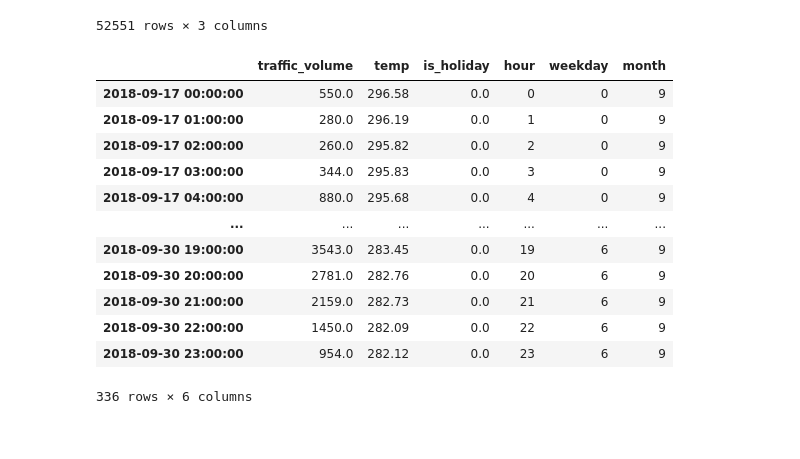
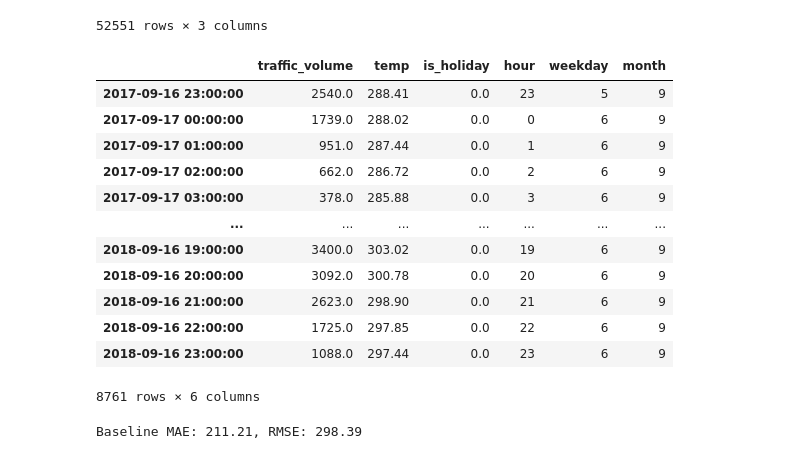
Before and after one commit to Last-Guy-In-Stars/ML_PF, a Jupyter notebook: homework_9/homework.ipynb, the cells around one changed output. Cells and saved outputs as stored; diff of their text form; code cells hidden in the pictures.

```diff
--- a/homework_9/homework.ipynb
+++ b/homework_9/homework.ipynb
@@ -119,18 +119,37 @@ def create_features(data):
 train = create_features(train)
 test = create_features(test)
 # %%
-test
+train
 # %% [output]
 |  | traffic_volume | temp | is_holiday | hour | weekday | month |
-| 2018-09-17 00:00:00 | 550.0 | 296.58 | 0.0 | 0 | 0 | 9 |
-| 2018-09-17 01:00:00 | 280.0 | 296.19 | 0.0 | 1 | 0 | 9 |
-| 2018-09-17 02:00:00 | 260.0 | 295.82 | 0.0 | 2 | 0 | 9 |
-| 2018-09-17 03:00:00 | 344.0 | 295.83 | 0.0 | 3 | 0 | 9 |
-| 2018-09-17 04:00:00 | 880.0 | 295.68 | 0.0 | 4 | 0 | 9 |
+| 2017-09-16 23:00:00 | 2540.0 | 288.41 | 0.0 | 23 | 5 | 9 |
+| 2017-09-17 00:00:00 | 1739.0 | 288.02 | 0.0 | 0 | 6 | 9 |
+| 2017-09-17 01:00:00 | 951.0 | 287.44 | 0.0 | 1 | 6 | 9 |
+| 2017-09-17 02:00:00 | 662.0 | 286.72 | 0.0 | 2 | 6 | 9 |
+| 2017-09-17 03:00:00 | 378.0 | 285.88 | 0.0 | 3 | 6 | 9 |
 | ... | ... | ... | ... | ... | ... | ... |
-| 2018-09-30 19:00:00 | 3543.0 | 283.45 | 0.0 | 19 | 6 | 9 |
-| 2018-09-30 20:00:00 | 2781.0 | 282.76 | 0.0 | 20 | 6 | 9 |
-| 2018-09-30 21:00:00 | 2159.0 | 282.73 | 0.0 | 21 | 6 | 9 |
-| 2018-09-30 22:00:00 | 1450.0 | 282.09 | 0.0 | 22 | 6 | 9 |
-| 2018-09-30 23:00:00 | 954.0 | 282.12 | 0.0 | 23 | 6 | 9 |
+| 2018-09-16 19:00:00 | 3400.0 | 303.02 | 0.0 | 19 | 6 | 9 |
+| 2018-09-16 20:00:00 | 3092.0 | 300.78 | 0.0 | 20 | 6 | 9 |
+| 2018-09-16 21:00:00 | 2623.0 | 298.90 | 0.0 | 21 | 6 | 9 |
+| 2018-09-16 22:00:00 | 1725.0 | 297.85 | 0.0 | 22 | 6 | 9 |
+| 2018-09-16 23:00:00 | 1088.0 | 297.44 | 0.0 | 23 | 6 | 9 |
-336 rows × 6 columns
+8761 rows × 6 columns
+# %%
+# Считаем средние значения по дню недели и часу
+baseline_means = train.groupby(['weekday', 'hour'])['traffic_volume'].mean()
+
+# Делаем прогноз на тестовую выборку
+test['baseline_pred'] = test.apply(
+    lambda row: baseline_means.get((row['weekday'], row['hour']), np.nan), axis=1
+)
+
+# Оцениваем только на горизонте 1 неделя (168 часов)
+y_true_test = test['traffic_volume'].iloc[:HORIZON]
+y_pred_baseline = test['baseline_pred'].iloc[:HORIZON]
+
+mae_baseline = mean_absolute_error(y_true_test, y_pred_baseline)
+rmse_baseline = np.sqrt(mean_squared_error(y_true_test, y_pred_baseline))
+
+print(f"Baseline MAE: {mae_baseline:.2f}, RMSE: {rmse_baseline:.2f}")
+# %% [output]
+Baseline MAE: 211.21, RMSE: 298.39
```
Also changed, not shown: parts of 2 cells of this notebook.
